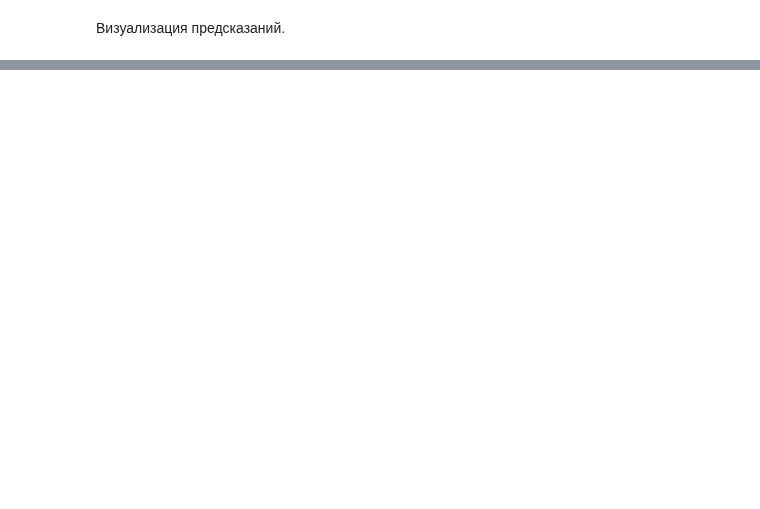
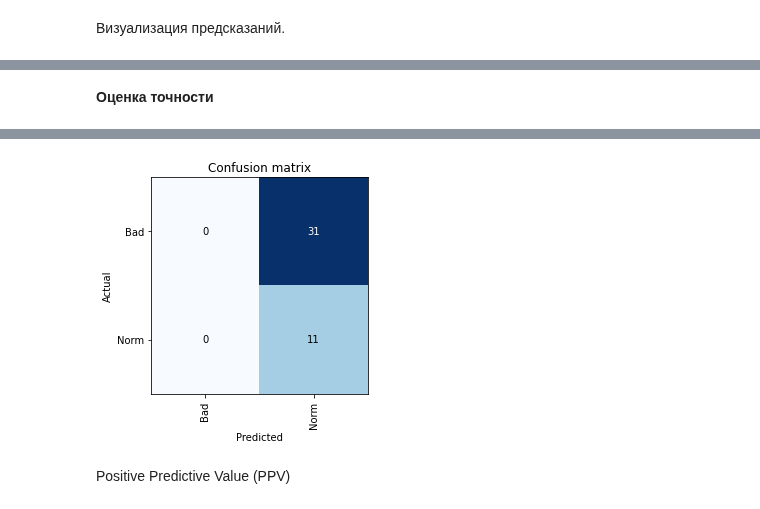
Before and after one commit to avkornaev/Fast_AI_course, a Jupyter notebook: IRI_defects_detection.ipynb, the cells around one changed output, grey strips where cells are left out. Drawn from its saved outputs; the diff is of its cells as text; code cells hidden in the pictures; blank space fills up the shorter version.

```diff
--- a/IRI_defects_detection.ipynb
+++ b/IRI_defects_detection.ipynb
@@ -86,0 +87,6 @@ learn.show_results()
+# %% [markdown]
+**Оценка точности**
+# %%
+interp = ClassificationInterpretation.from_learner(learn)
+interp.plot_confusion_matrix()
+# %% [output]
@@ -86,0 +94 @@ learn.show_results()
+[figure, added]
@@ -86,0 +106,2 @@ learn.show_results()
+# %% [markdown]
+Positive Predictive Value (PPV)
```
Also changed, not shown: parts of 21 cells of this notebook.
